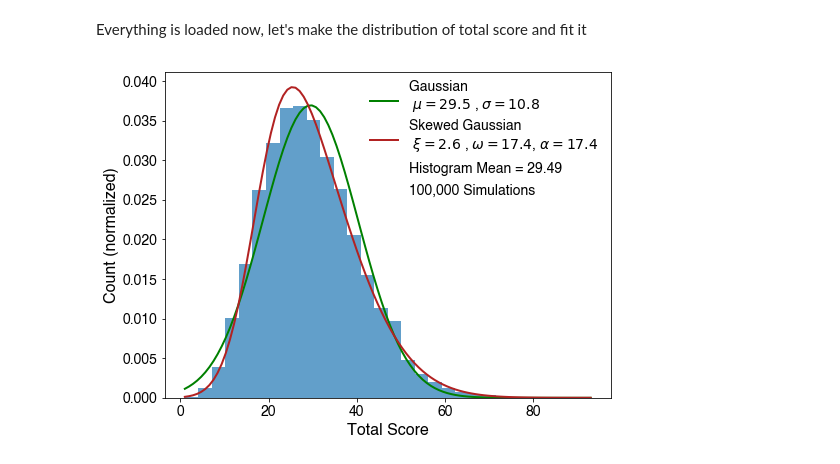
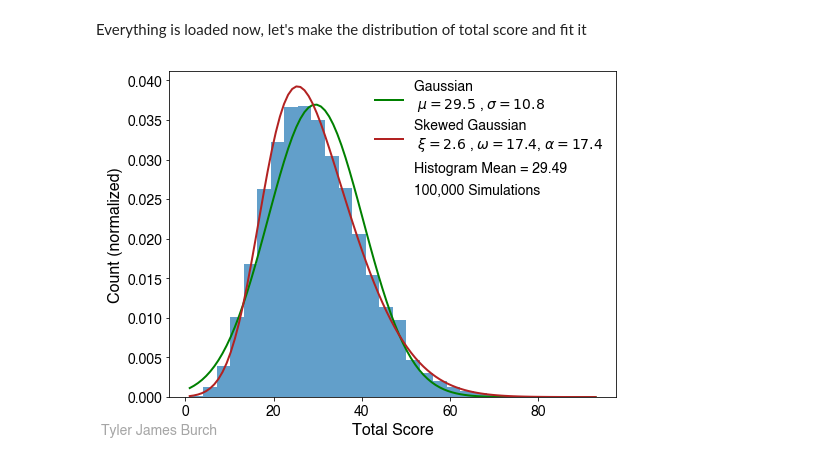
Before and after one commit to tjburch/puzzles, a Jupyter notebook: puzzler538_2019_Mar22/score_analysis.ipynb, the cells around one changed output. Cells and saved outputs as stored; diff of their text form; code cells hidden in the pictures.

Commit message:
Add watermark

```diff
--- a/puzzler538_2019_Mar22/score_analysis.ipynb
+++ b/puzzler538_2019_Mar22/score_analysis.ipynb
@@ -39,31 +39,37 @@ x = np.linspace(xmin, xmax, 100)
 
 #Normal
 mean, std = stats.norm.fit(df['total_score'])
 p = stats.norm.pdf(x, mean, std)
 l = plt.plot(x, p, 'k', linewidth=2,
              label=('Gaussian \n $\mu={0:.1f}$ , $\sigma={1:.1f}$'.format(mean,std)), color='green')
 
 # Skew Normalized
 loc, scale, shape = stats.skewnorm.fit(df['total_score'])
 p = stats.skewnorm.pdf(x, loc, scale, shape)
 l =  plt.plot(x, p, 'k', linewidth=2,
               label=('Skewed Gaussian\n $\\xi={0:.1f}$ , $\omega={1:.1f}$, $\\alpha={1:.1f}$'.format(loc, scale, shape)),
               color='firebrick')
 
 
 
 # Some dummies to add to the legend for other info
 s1 = 'Histogram Mean = %.2f'%mean_total_score
 s2 = '{:,} Simulations'.format(num_simulations)
 extra1 = Rectangle((0, 0), 1, 1, fc="w", fill=False, edgecolor='none', linewidth=0, label=s1)
 extra2 = Rectangle((0, 0), 1, 1, fc="w", fill=False, edgecolor='none', linewidth=0, label=s2)
 handles, labels = ax.get_legend_handles_labels()
 for obj, label in zip([extra1,extra2], [s1,s2]):
     handles.append(obj)
     labels.append(label)
 
 plt.legend(handles=handles, labels=labels, loc='best',fontsize=14, frameon=False)
 ax.grid(b=False)
+
+# add watermark
+plt.annotate(s="Tyler James Burch", xy=(.01,.033), xycoords='figure fraction',
+                 textcoords='figure fraction', color='grey',alpha=0.7, fontsize=14)
+
+
 plt.savefig('plots/scoring_histogram.png')
 # %% [output]
-[figure, old version]
+[figure, new version]
```
Also changed, not shown: 1 other file.
